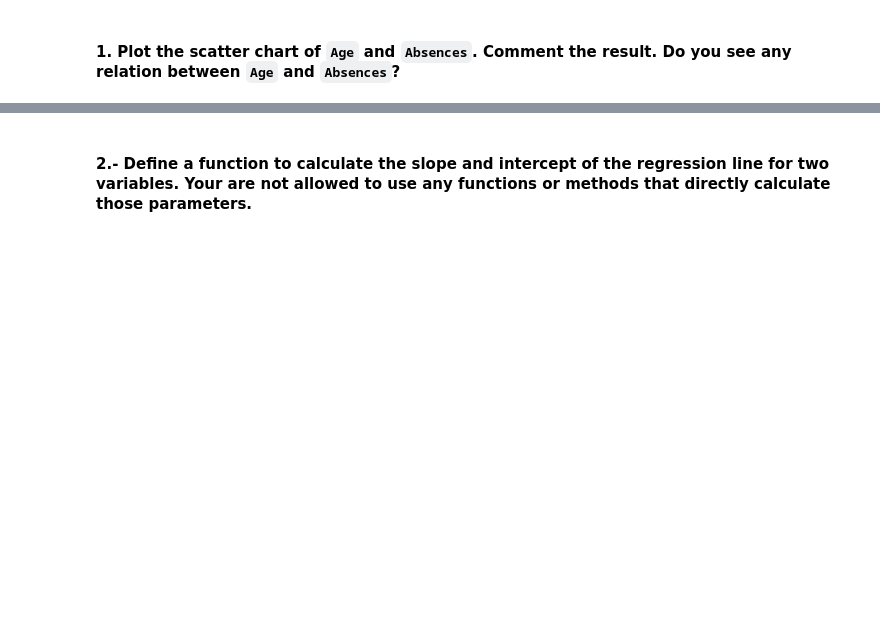
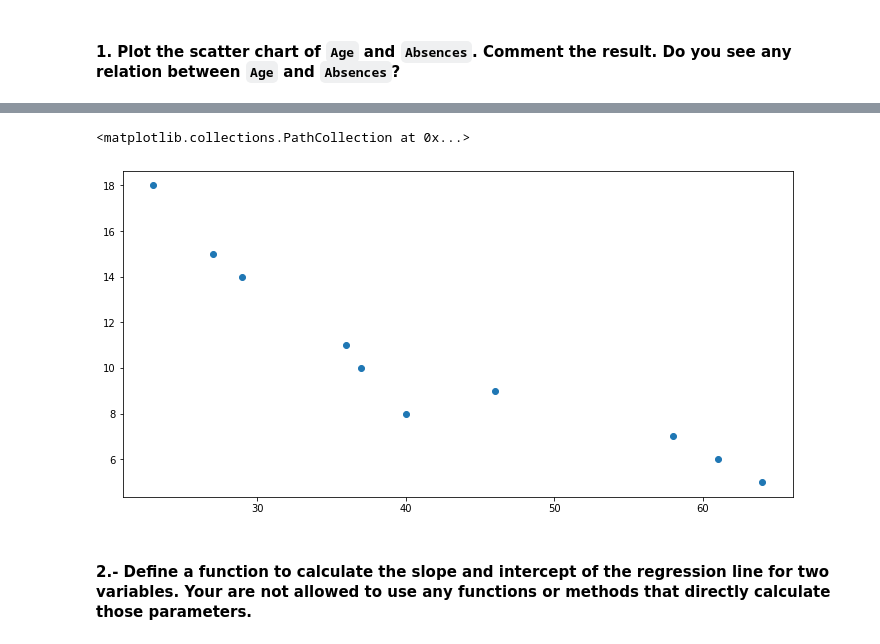
Before and after one commit to ta-data-remote/lab-linear-regression-correlation, a Jupyter notebook: your-code/main.ipynb, the cells around one changed output, grey strips where cells are left out. Saved outputs shown, nothing was run; the diff lists cells and outputs as text; code cells hidden in the pictures; blank space fills up the shorter version.

```diff
--- a/your-code/main.ipynb
+++ b/your-code/main.ipynb
@@ -25,0 +30,2 @@ Import the necessary libraries to complete the lab here:
+# %%
+data = pd.read_csv("/Users/m.soren/Desktop/Ironhack/Labs/lab-linear-regression-correlation/data/absences.csv")
@@ -34,2 +43,9 @@ Import the necessary libraries to complete the lab here:
+# %%
+fig, ax = plt.subplots(figsize=(12,6))
+
+ax.scatter(y=data["Absences"], x=data["Age"])
+# %% [output]
+<matplotlib.collections.PathCollection at 0x...>
+[figure, added]
 # %% [markdown]
 #### 2.- Define a function to calculate the slope and intercept of the regression line for two variables. Your are not allowed to use any functions or methods that directly calculate those parameters.
```
Also changed, not shown: parts of 30 cells of this notebook.
